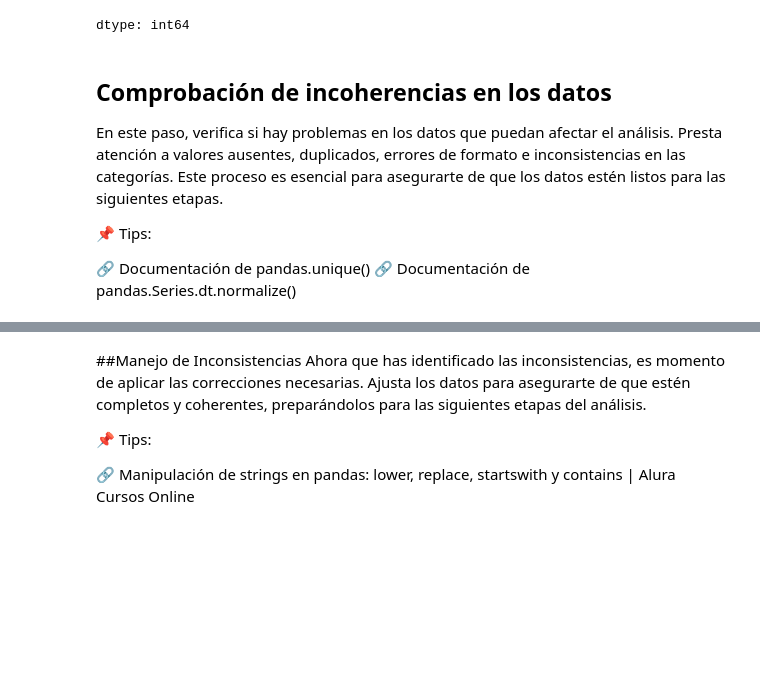
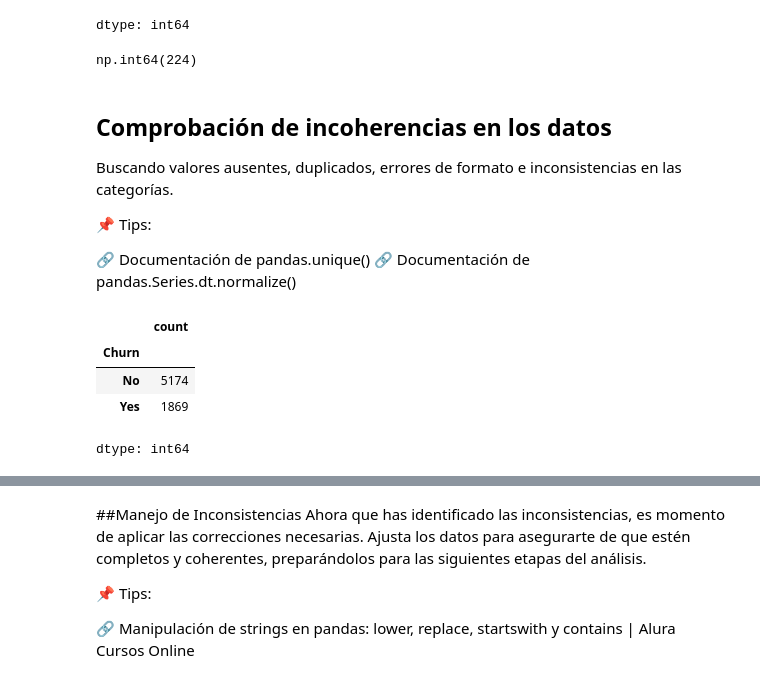
Before and after one commit to Raziedmar/telecomx-latam, a Jupyter notebook: TelecomX_LATAM.ipynb, the cells around one changed output, grey strips where cells are left out. Drawn from its saved outputs; the diff is of its cells as text; code cells hidden in the pictures; blank space fills up the shorter version.

Commit message:
Actualización de Limpieza y Transformación de Datos

```diff
--- a/TelecomX_LATAM.ipynb
+++ b/TelecomX_LATAM.ipynb
@@ -155,9 +139,14 @@ df["Churn"].value_counts()
 | Yes | 1869 |
 |  | 224 |
 dtype: int64
+# %%
+#Identificando valores vacios en el campo "Churn"
+(df["Churn"] == "").sum()
+# %% [output]
+np.int64(224)
 # %% [markdown]
 ## Comprobación de incoherencias en los datos
-En este paso, verifica si hay problemas en los datos que puedan afectar el análisis. Presta atención a valores ausentes, duplicados, errores de formato e inconsistencias en las categorías. Este proceso es esencial para asegurarte de que los datos estén listos para las siguientes etapas.
+Buscando valores ausentes, duplicados, errores de formato e inconsistencias en las categorías.
 
 📌 Tips:
 
@@ -165,0 +158,9 @@ En este paso, verifica si hay problemas en los datos que puedan afectar el anál
+# %%
+#Verificando columna "Churn"
+df["Churn"].value_counts()
+# %% [output]
+|  | count |
+| Churn |  |
+| No | 5174 |
+| Yes | 1869 |
+dtype: int64
```
Also changed, not shown: parts of 18 cells of this notebook.
